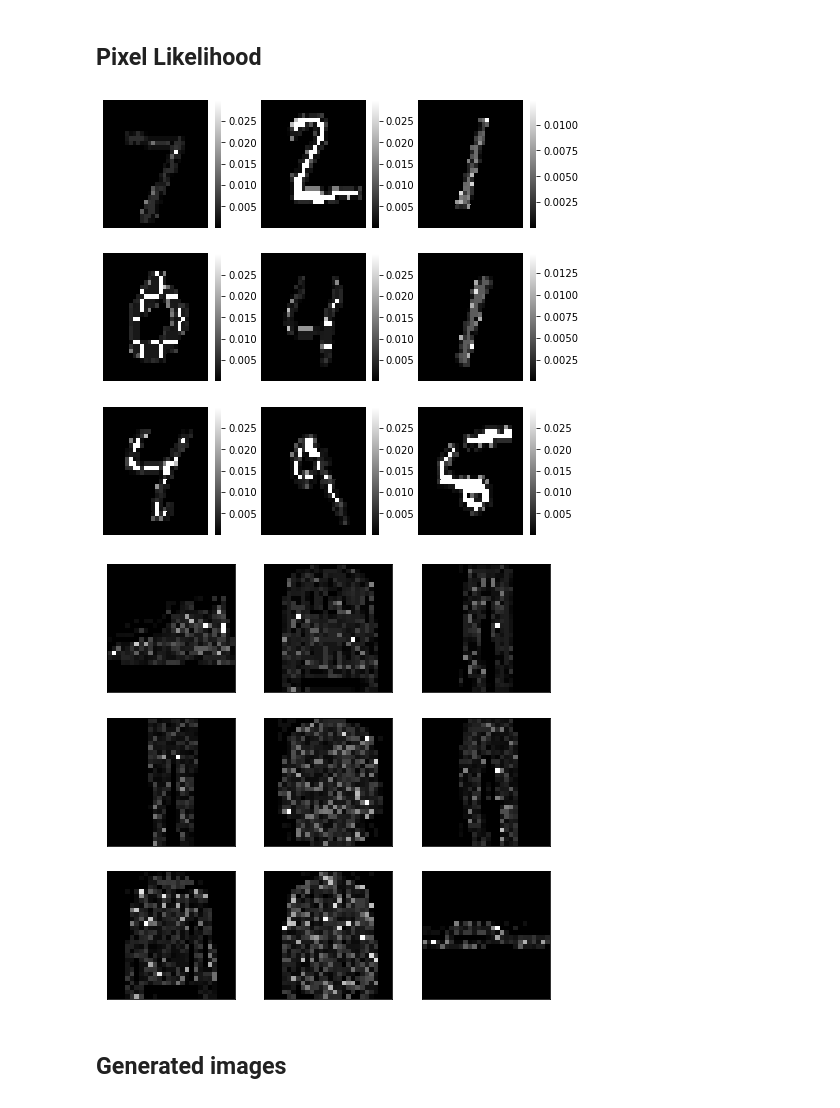
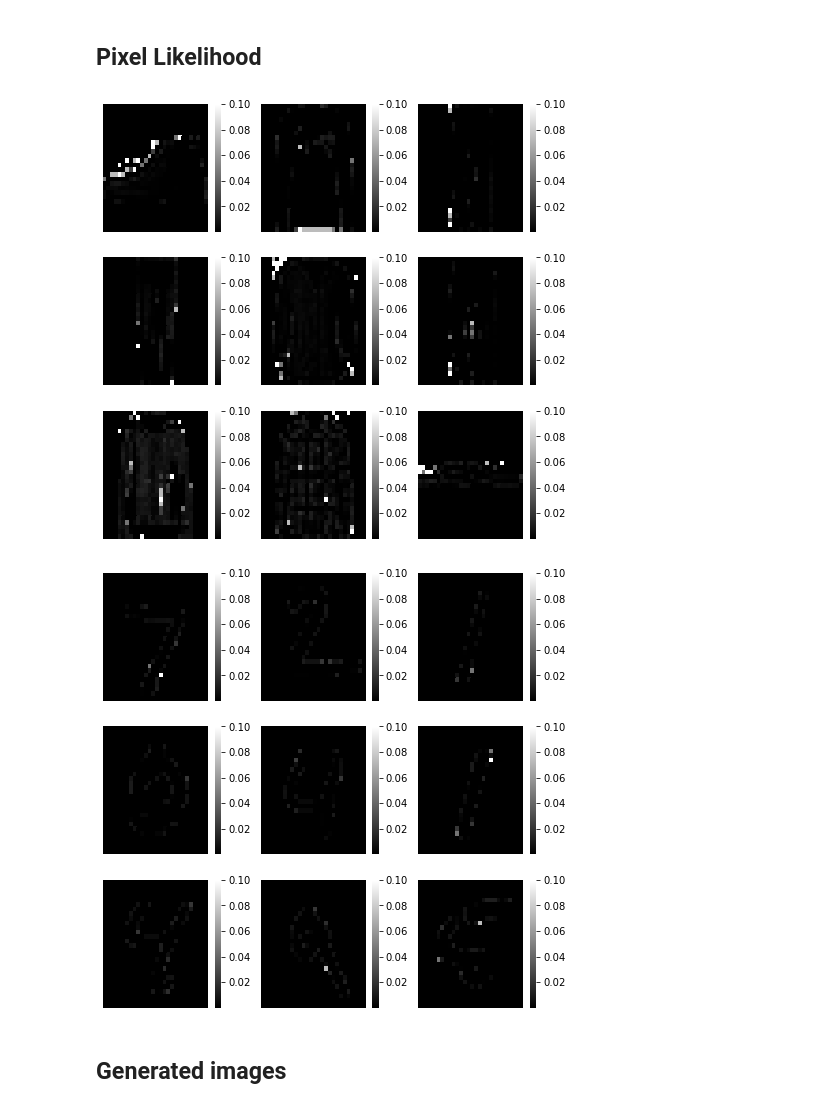
Before and after one commit to kredde/background-masked-generative-models, a Jupyter notebook: notebooks/03-Kristian-AUC-evaluation.ipynb, the cells around one changed output. Saved outputs shown, nothing was run; the diff lists cells and outputs as text; code cells hidden in the pictures.

Commit message:
Train and evaluate bg aug pixel cnn

```diff
--- a/notebooks/03-Kristian-AUC-evaluation.ipynb
+++ b/notebooks/03-Kristian-AUC-evaluation.ipynb
@@ -30,8 +28,8 @@ seed_everything(42)
 # %%
-experiment_name = 'PixelCNNBgSub_01_MNIST__1'
-model = PixelCNN
-dataset = MNISTDataModule
-ood_dataset = FashionMNISTDataModule
+experiment_name = 'BgAugPixelCNN_BgSub05_2NORM_BGAUG05_FashionMNIST_1'
+model = BgAugPixelCNN
+dataset = FashionMNISTDataModule
+ood_dataset = MNISTDataModule
 # %%
 exp = Experiment(experiment_name, model=PixelCNN, dataset=dataset)
 # %%
@@ -97,16 +95,16 @@ plot_roc_auc(targets2, results2)
 # %%
 draw_likelihood_plot(exp.dataset.test_dataloader(), exp.model)
 # %% [output]
-[figure, old version]
+[figure, new version]
 # %%
-fm = FashionMNISTDataModule()
+fm = MNISTDataModule()
 fm.prepare_data()
 fm.setup()
 
 fm_test = fm.test_dataloader()
 draw_likelihood_plot(fm_test, exp.model)
 # %% [output]
-[figure, old version]
+[figure, new version]
 # %% [markdown]
 ## Generated images
 # %%
```
Also changed, not shown: parts of 6 cells of this notebook, 7 other files.
